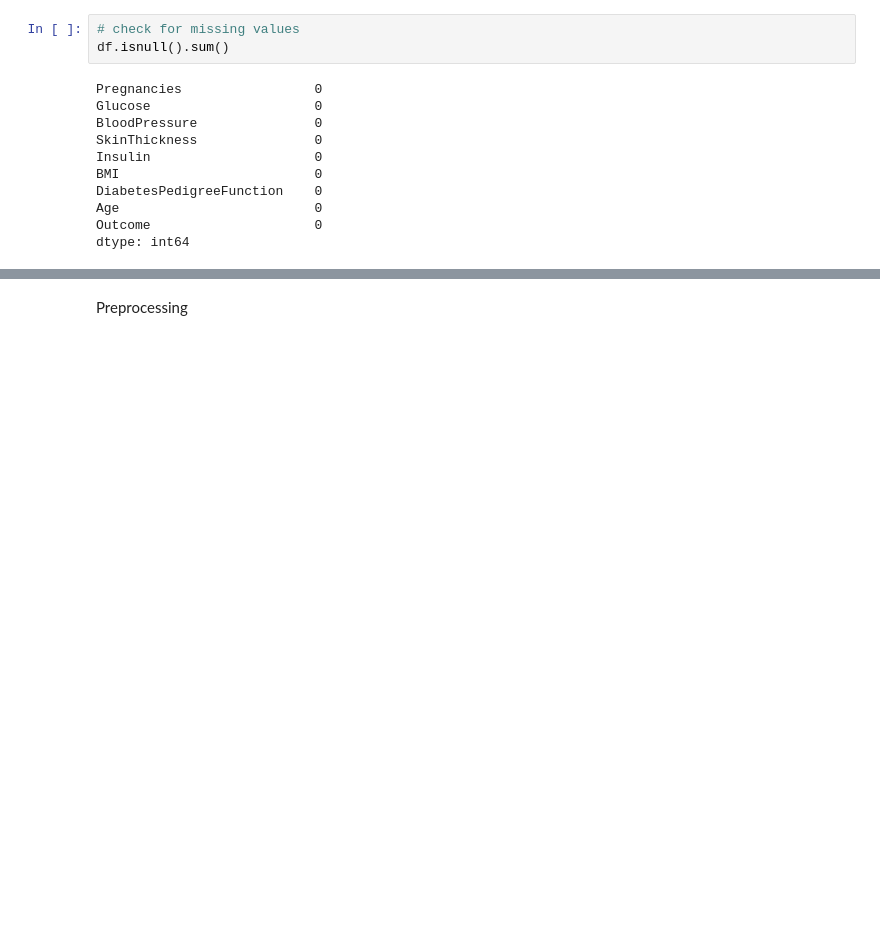
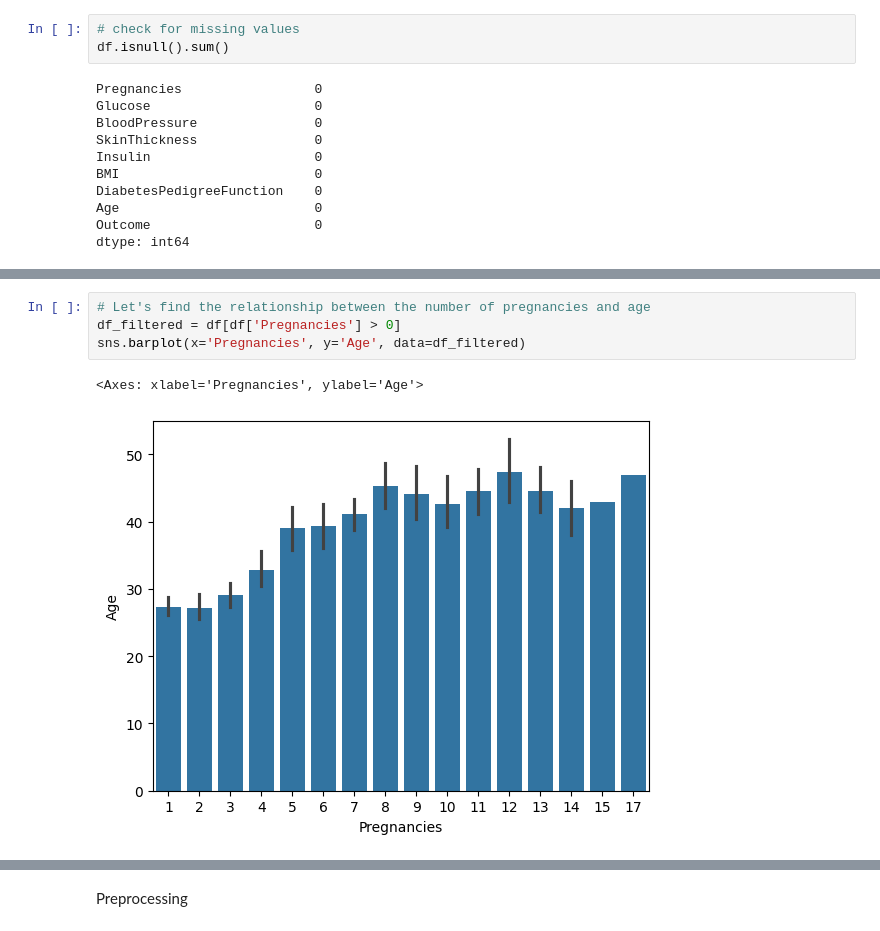
Before and after one commit to Mortti11/Introduction-Machine-Learning, a Jupyter notebook: logistic_regression/logistic.ipynb, the cells around one changed output, grey strips where cells are left out. Saved outputs shown, nothing was run; the diff lists cells and outputs as text; blank space fills up the shorter version.

```diff
--- a/logistic_regression/logistic.ipynb
+++ b/logistic_regression/logistic.ipynb
@@ -128,3 +154,10 @@ sn.boxplot(x='Outcome', y='BloodPressure', data=df)
 # %% [output]
 <Axes: xlabel='Outcome', ylabel='BloodPressure'>
 [figure]
+# %%
+# Let's find the relationship between the number of pregnancies and age
+df_filtered = df[df['Pregnancies'] > 0]
+sns.barplot(x='Pregnancies', y='Age', data=df_filtered)
+# %% [output]
+<Axes: xlabel='Pregnancies', ylabel='Age'>
+[figure, added]
```
Also changed, not shown: parts of 60 cells of this notebook, 16 other files.
